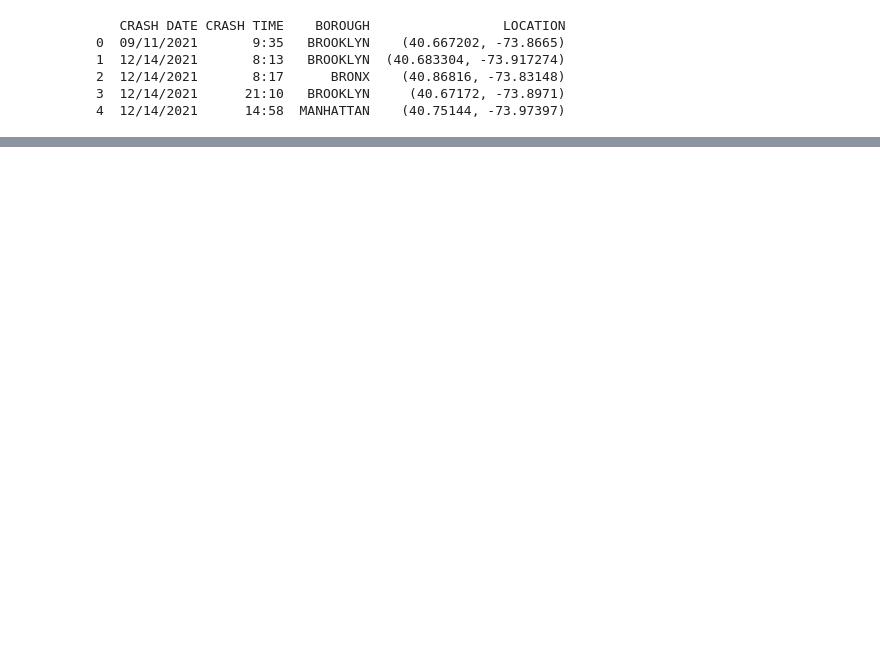
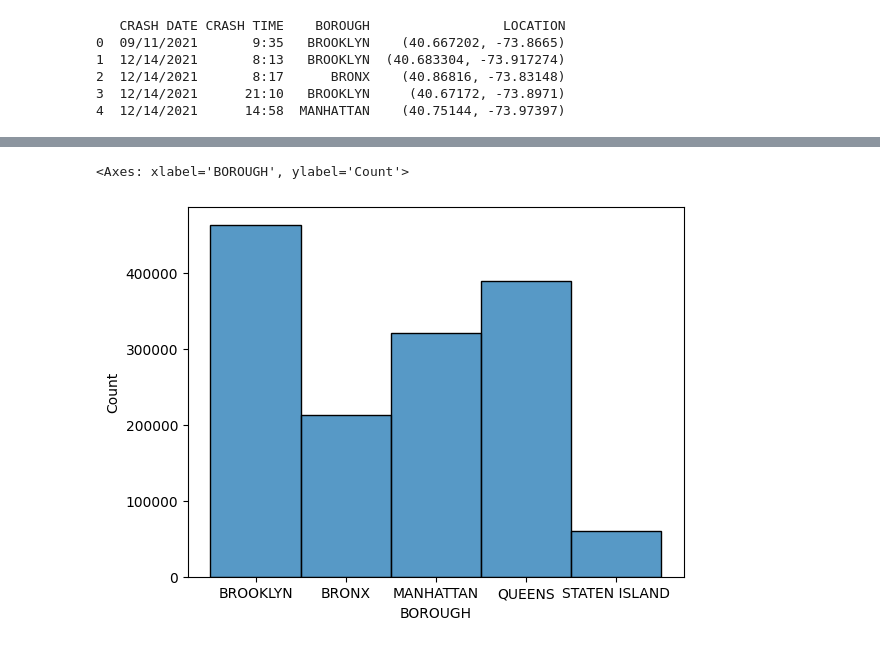
Before and after one commit to ragibasif/NYC-mvc-crashes, a Jupyter notebook: main.ipynb, the cells around one changed output, grey strips where cells are left out. Saved outputs shown, nothing was run; the diff lists cells and outputs as text; code cells hidden in the pictures; blank space fills up the shorter version.

```diff
--- a/main.ipynb
+++ b/main.ipynb
@@ -40,0 +168,5 @@ ModuleNotFoundError: No module named 'seaborn'
+# %%
+sb.histplot(data=df,x='BOROUGH')
+# %% [output]
+<Axes: xlabel='BOROUGH', ylabel='Count'>
+[figure, added]
```
Also changed, not shown: parts of 42 cells of this notebook, 1 other file.
